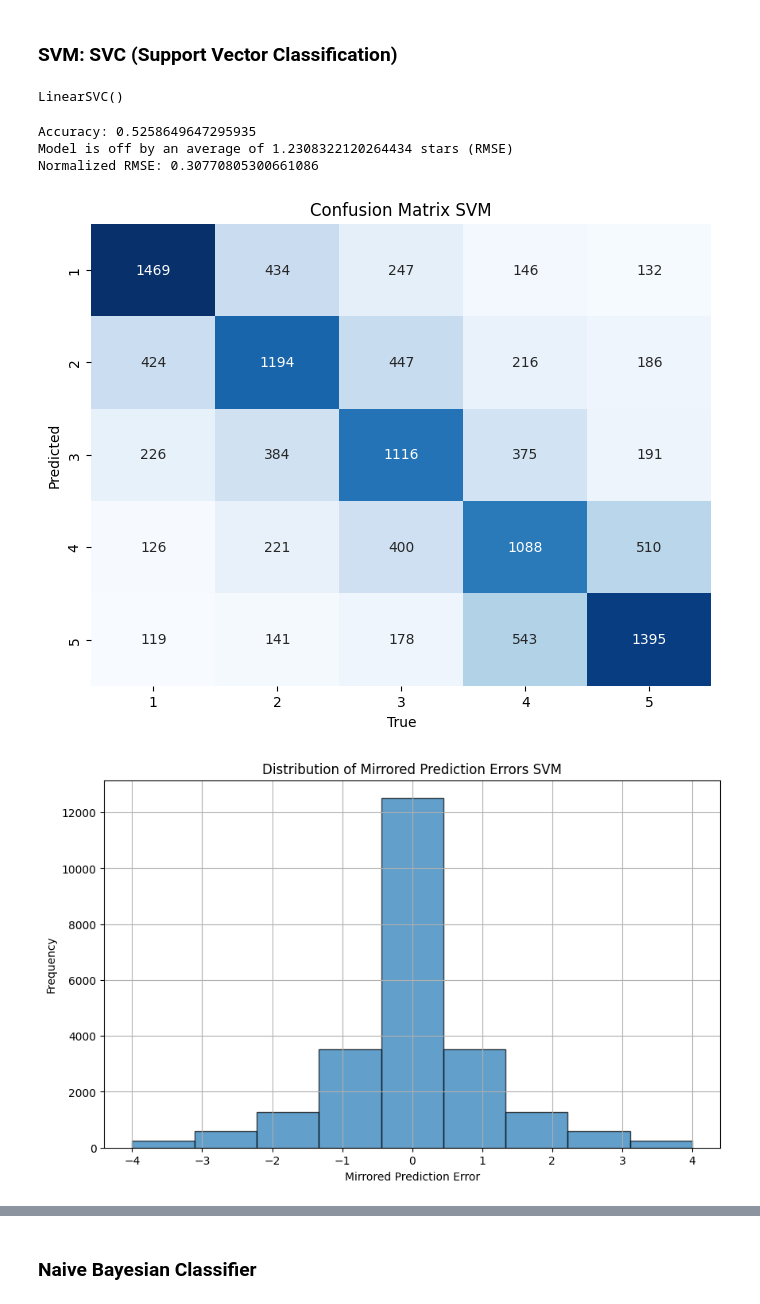
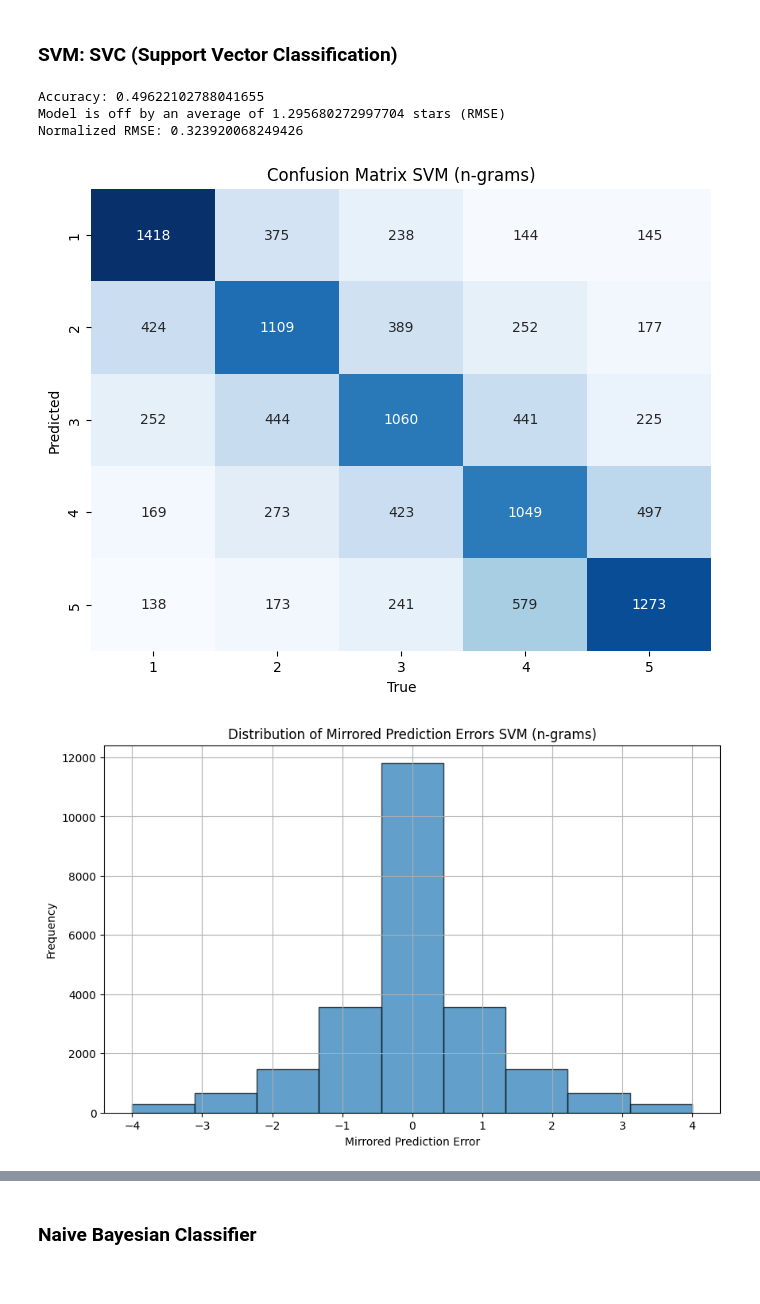
Before and after one commit to owenkutzscher/Data-Mining-Final-Project-NLP-RNN-Neural-Network, a Jupyter notebook: code/n-grams-analysis.ipynb, the cells around one changed output, grey strips where cells are left out. Drawn from its saved outputs; the diff is of its cells as text; code cells hidden in the pictures.

```diff
--- a/code/n-grams-analysis.ipynb
+++ b/code/n-grams-analysis.ipynb
@@ -115,8 +157,9 @@ def extract_ngrams(text, n):
     return [' '.join(gram) for gram in n_grams]
 
 # Example: Extract bigram features
-X_train_ngrams = X_train.apply(lambda x: extract_ngrams(x, 5))
-X_test_ngrams = X_test.apply(lambda x: extract_ngrams(x, 5))
+# Feel free to play with the size of the n-grams. Here they are set to size of 3
+X_train_ngrams = X_train.apply(lambda x: extract_ngrams(x, 3))
+X_test_ngrams = X_test.apply(lambda x: extract_ngrams(x, 3))
 # %% [markdown]
 ### Convert n-grams to feature vectors
 # %%
@@ -308,32 +339,28 @@ from sklearn import svm
 from sklearn.svm import LinearSVC
 from sklearn.kernel_approximation import Nystroem
 from sklearn.svm import SVC
-# %%
-# First lets test out some SVCs
-
-
-
-
-# Create an SVM classifier
-"""
-# C-Support Vector Classification
-svm_classifier = SVC(kernel='linear')  # You can choose different kernels like 'linear', 'rbf', 'poly', etc.
-"""
-# Linear Support Vector Classification (not as good but way faster to train!)
-# This becomes VERY accurate on large ammounts of data! And it's still super fast to train!
-svm_classifier = LinearSVC()
-
-
-
-
-
-
-
-# Train the SVM classifier
-svm_classifier.fit(X_train_vectorized, y_train)
-# %% [output]
-LinearSVC()
 # %%
+# First lets test out some SVCs
+# Using TfidfVectorizer instead of CountVectorizer makes almost no difference in performance
+
+
+
+# Create an SVM classifier
+"""
+# C-Support Vector Classification
+svm_classifier = SVC(kernel='linear')  # You can choose different kernels like 'linear', 'rbf', 'poly', etc.
+"""
+# Linear Support Vector Classification (not as good but way faster to train!)
+# This becomes VERY accurate on large ammounts of data! And it's still super fast to train!
+svm_classifier = LinearSVC()
+
+
+# Train the SVM classifier
+svm_classifier.fit(X_train_vectorized, y_train)
+
+
+
+
 # Overall the SVM model performs great
 # It performs differently than the random forest
 
@@ -343,9 +370,6 @@ LinearSVC()
 # and worse at predicting 1 and 5 star reviews
 
 # On larger ammounts of data it performs better than random forest including in terms of accuracy!
-
-
-
 
 
 # Make predictions on the test set
@@ -369,13 +393,8 @@ for true_label, predicted_label, review_text in zip(y_test, y_pred, X_test):
 '''
 
 
-
-
-
 print("Accuracy:", accuracy_score(y_test, y_pred))
 # print("\nClassification Report:\n", classification_report(y_test, y_pred))
-
-
 
 
 
@@ -400,40 +419,40 @@ conf_matrix_df = pd.DataFrame(conf_matrix, index=range(1, 6), columns=range(1, 6
 # print("\nConfusion Matrix:\n", conf_matrix_df)
 
 # Create a heatmap using seaborn with swapped axes
 plt.figure(figsize=(8, 6))
 sns.heatmap(conf_matrix_df.T, annot=True, fmt='d', cmap='Blues', cbar=False)
-plt.title('Confusion Matrix SVM')
+plt.title('Confusion Matrix SVM (n-grams)')
 plt.xlabel('True')
 plt.ylabel('Predicted')
 plt.show()
 
 
 
 
 
 # Calculate prediction errors
 errors = y_pred - y_test
 
 # Create a mirrored version of the errors
 mirrored_errors = -errors
 
 # Concatenate the original and mirrored errors
 all_errors = np.concatenate([errors, mirrored_errors])
 
 # Plot histogram of errors
 plt.figure(figsize=(10, 6))
 plt.hist(all_errors, bins=9, edgecolor='black', alpha=0.7)
-plt.title('Distribution of Mirrored Prediction Errors SVM')
+plt.title('Distribution of Mirrored Prediction Errors SVM (n-grams)')
 plt.xlabel('Mirrored Prediction Error')
 plt.ylabel('Frequency')
 plt.grid(True)
 plt.show()
 # %% [output]
-Accuracy: 0.5258649647295935
-Model is off by an average of 1.2308322120264434 stars (RMSE)
-Normalized RMSE: 0.30770805300661086
+Accuracy: 0.49622102788041655
+Model is off by an average of 1.295680272997704 stars (RMSE)
+Normalized RMSE: 0.323920068249426
-[figure, old version]
+[figure, new version]
-[figure, old version]
+[figure, new version]
 # %%
 # Lets use a Nystroem transformer so we can train on more data
 
```
Also changed, not shown: parts of 19 cells of this notebook, 1 other file.
